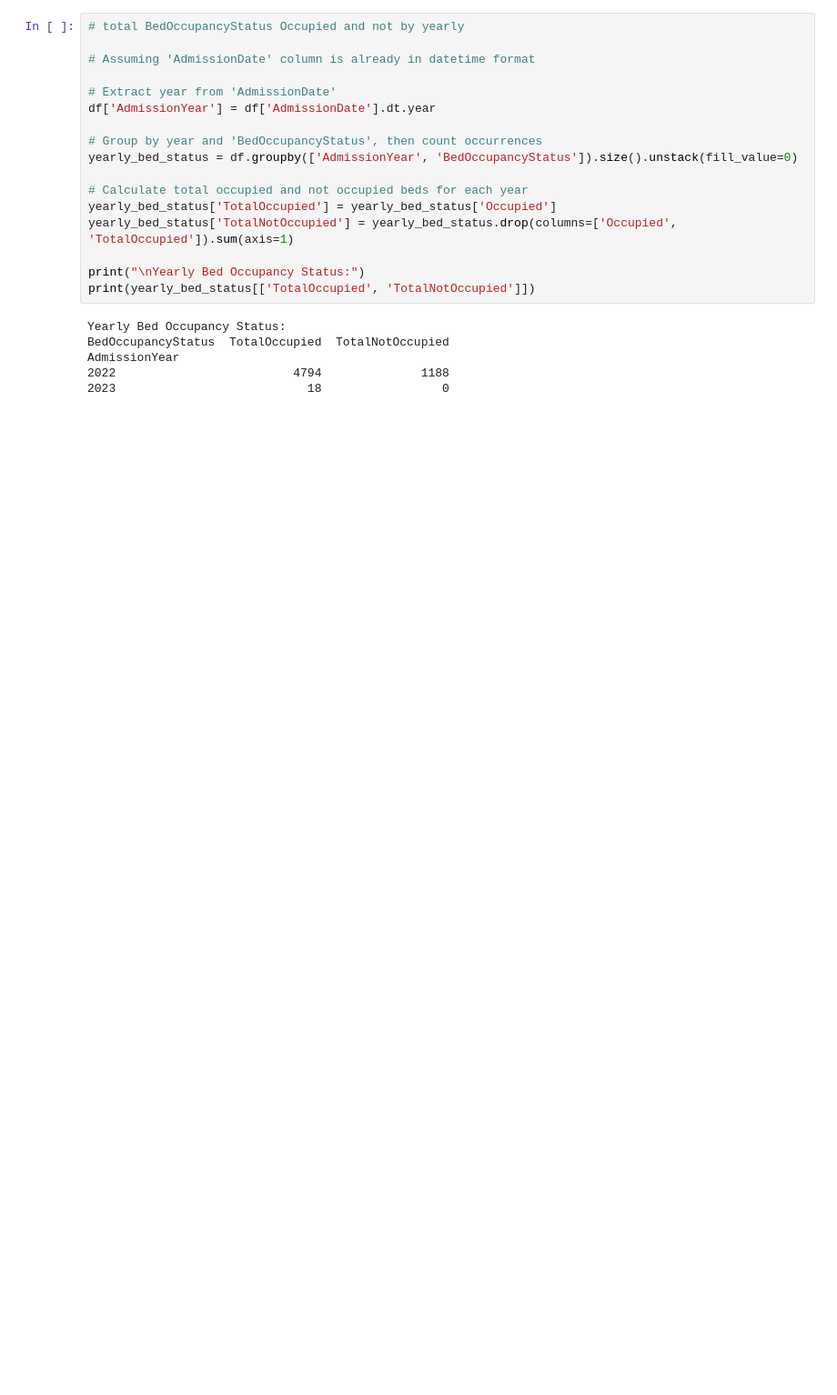
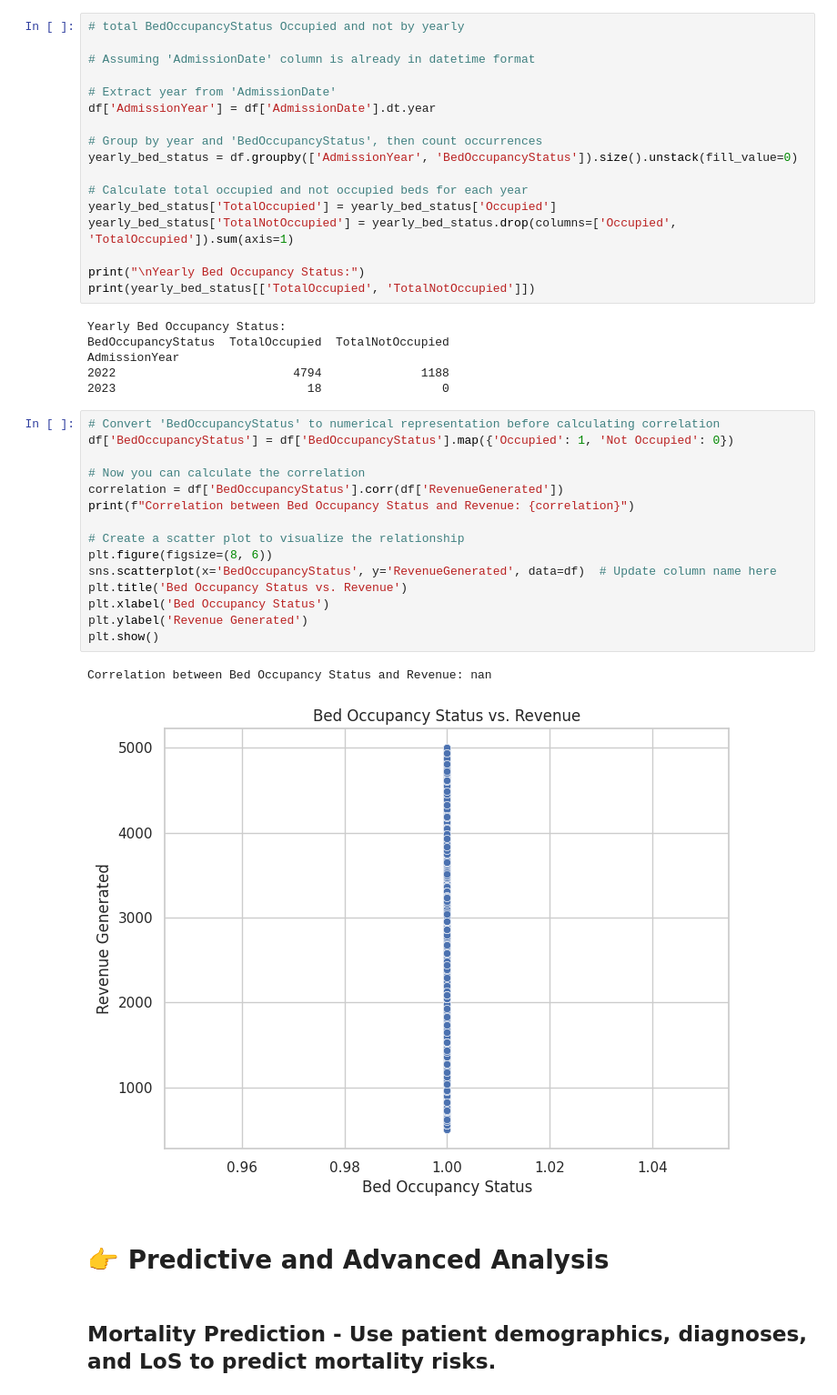
Before and after one commit to Sezo-code/Michine-Learning, a Jupyter notebook: Health_Care_Data_Analytics_2024.ipynb, the cells around one changed output. Shown at 91% size. Cells and saved outputs as stored; diff of their text form; blank space fills up the shorter version.

```diff
--- a/Health_Care_Data_Analytics_2024.ipynb
+++ b/Health_Care_Data_Analytics_2024.ipynb
@@ -1295,3 +1295,25 @@ BedOccupancyStatus  TotalOccupied  TotalNotOccupied
 AdmissionYear
 2022                         4794              1188
 2023                           18                 0
+# %%
+# Convert 'BedOccupancyStatus' to numerical representation before calculating correlation
+df['BedOccupancyStatus'] = df['BedOccupancyStatus'].map({'Occupied': 1, 'Not Occupied': 0})
+
+# Now you can calculate the correlation
+correlation = df['BedOccupancyStatus'].corr(df['RevenueGenerated'])
+print(f"Correlation between Bed Occupancy Status and Revenue: {correlation}")
+
+# Create a scatter plot to visualize the relationship
+plt.figure(figsize=(8, 6))
+sns.scatterplot(x='BedOccupancyStatus', y='RevenueGenerated', data=df)  # Update column name here
+plt.title('Bed Occupancy Status vs. Revenue')
+plt.xlabel('Bed Occupancy Status')
+plt.ylabel('Revenue Generated')
+plt.show()
+# %% [output]
+Correlation between Bed Occupancy Status and Revenue: nan
+[figure, added]
+# %% [markdown]
+# **👉    Predictive and Advanced Analysis**
+# %% [markdown]
+## **Mortality Prediction - Use patient demographics, diagnoses, and LoS to predict mortality risks.**
```
Also changed, not shown: parts of 5 cells of this notebook.
